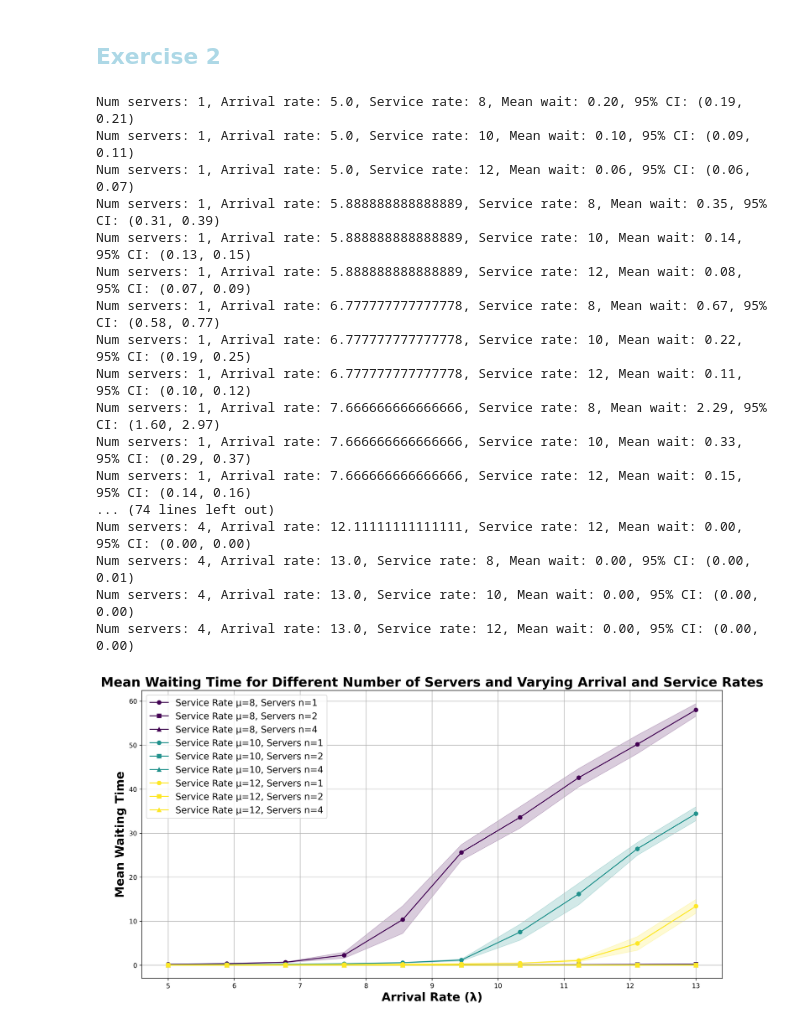
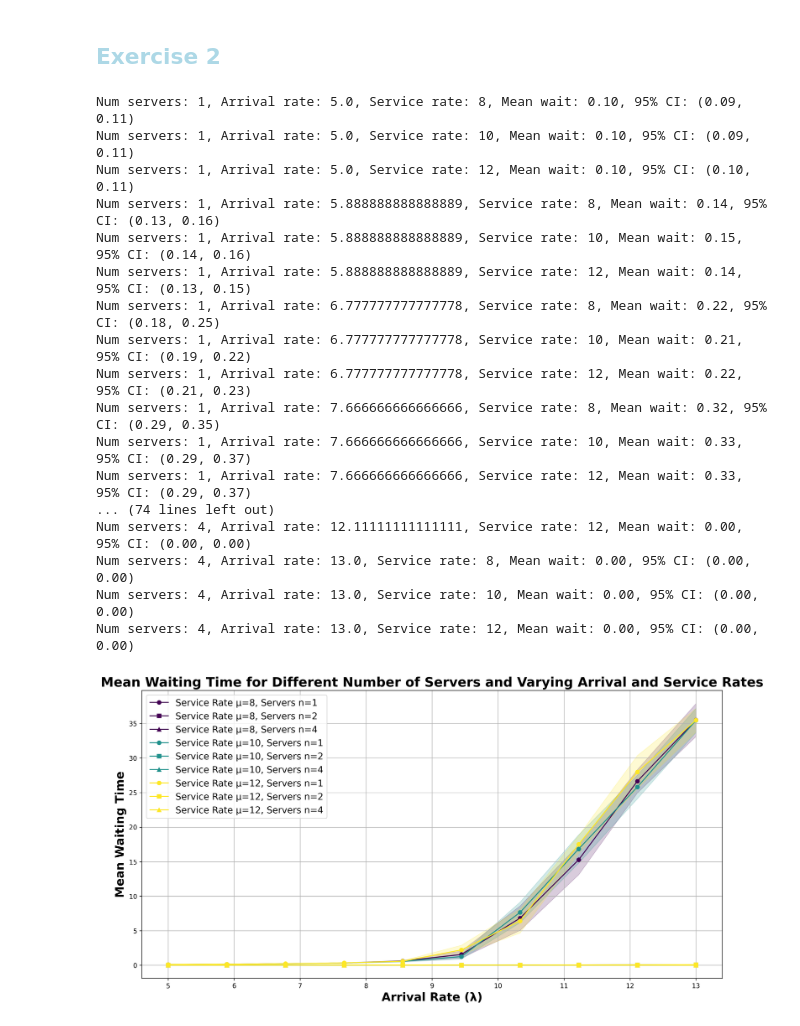
Before and after one commit to BiggusVickus/Stochastic_Simulation, a Jupyter notebook: Assignment 2/DES_assignment2.ipynb, the cells around one changed output. Saved outputs shown, nothing was run; the diff lists cells and outputs as text; code cells hidden in the pictures.

```diff
--- a/Assignment 2/DES_assignment2.ipynb
+++ b/Assignment 2/DES_assignment2.ipynb
@@ -68,16 +68,26 @@ NUM_SERVERS = [1, 2, 4]
 ARRIVAL_RATES = np.linspace(5, 13, 10)  # Different arrival rates to experiment with
 SERVICE_RATES = [8, 10, 12]  # Different service rates to experiment with
 NUM_RUNS = 15
+MU = 10
+RHO_VALUES = np.linspace(0.92, 0.99, 8)
 
 random.seed(RANDOM_SEED)
 
-# Modified service time function to accept dynamic service rates
-def get_service_time(service_rate, service_type):
+def get_service_time(service_type):
     if service_type == "M":
-        return random.expovariate(service_rate)
+        return random.expovariate(MU)
     elif service_type == "D":
-        return 1 / service_rate  # Deterministic service time
-    # Add other types if needed
+        return 1 / MU  # Deterministic service time
+    elif service_type == "H":
+        return hyperexponential_service_time()
+    else:
+        raise ValueError("Invalid service type")
+
+# Function for hyperexponential function (long-tail?)
+def hyperexponential_service_time():
+    distribution_choice = random.choices([1.0, 5.0], weights=[0.75, 0.25])[0]
+    rate = 1.0 / distribution_choice
+    return random.expovariate(rate)
 
 # Customer process
 def customer(env, servers, wait_times_list, service_rate, service_type):
@@ -86,7 +96,7 @@ def customer(env, servers, wait_times_list, service_rate, service_type):
         yield request
         wait_time = env.now - arrival_time
         wait_times_list.append(wait_time)
-        service_time = get_service_time(service_rate, service_type)
+        service_time = get_service_time(service_type)
         yield env.timeout(service_time)
 
 # Source process
@@ -149,43 +159,43 @@ def plot_results(results):
 
     for i, (mu, server_data) in enumerate(plot_data.items()):
         for n_servers, data in server_data.items():
             data.sort()  # Sort the data by arrival rate
             lambdas, mean_waits, ci_lows, ci_upps = zip(*data)
             plt.plot(lambdas, mean_waits, color=colors[i], marker=markers[NUM_SERVERS.index(n_servers)],
                      label=f'Service Rate μ={mu}, Servers n={n_servers}')
 
             # Add diffuse pattern for confidence intervals
             plt.fill_between(lambdas, ci_lows, ci_upps, color=colors[i], alpha=0.2)
 
     plt.xlabel('Arrival Rate (λ)', fontsize=18, fontweight='bold')
     plt.ylabel('Mean Waiting Time', fontsize=18, fontweight='bold')
     plt.title('Mean Waiting Time for Different Number of Servers and Varying Arrival and Service Rates', fontsize=20, fontweight='bold')
     plt.legend(loc='upper left', prop={"size":14})
     plt.grid(True)
     plt.show()
 
 
 # Plotting
 results = main(NUM_SERVERS, ARRIVAL_RATES, SERVICE_RATES, "M")
 
 plot_results(results)
 # %% [output]
-Num servers: 1, Arrival rate: 5.0, Service rate: 8, Mean wait: 0.20, 95% CI: (0.19, 0.21)
+Num servers: 1, Arrival rate: 5.0, Service rate: 8, Mean wait: 0.10, 95% CI: (0.09, 0.11)
 Num servers: 1, Arrival rate: 5.0, Service rate: 10, Mean wait: 0.10, 95% CI: (0.09, 0.11)
-Num servers: 1, Arrival rate: 5.0, Service rate: 12, Mean wait: 0.06, 95% CI: (0.06, 0.07)
-Num servers: 1, Arrival rate: 5.888888888888889, Service rate: 8, Mean wait: 0.35, 95% CI: (0.31, 0.39)
-Num servers: 1, Arrival rate: 5.888888888888889, Service rate: 10, Mean wait: 0.14, 95% CI: (0.13, 0.15)
-Num servers: 1, Arrival rate: 5.888888888888889, Service rate: 12, Mean wait: 0.08, 95% CI: (0.07, 0.09)
-Num servers: 1, Arrival rate: 6.777777777777778, Service rate: 8, Mean wait: 0.67, 95% CI: (0.58, 0.77)
-Num servers: 1, Arrival rate: 6.777777777777778, Service rate: 10, Mean wait: 0.22, 95% CI: (0.19, 0.25)
-Num servers: 1, Arrival rate: 6.777777777777778, Service rate: 12, Mean wait: 0.11, 95% CI: (0.10, 0.12)
-Num servers: 1, Arrival rate: 7.666666666666666, Service rate: 8, Mean wait: 2.29, 95% CI: (1.60, 2.97)
+Num servers: 1, Arrival rate: 5.0, Service rate: 12, Mean wait: 0.10, 95% CI: (0.10, 0.11)
+Num servers: 1, Arrival rate: 5.888888888888889, Service rate: 8, Mean wait: 0.14, 95% CI: (0.13, 0.16)
+Num servers: 1, Arrival rate: 5.888888888888889, Service rate: 10, Mean wait: 0.15, 95% CI: (0.14, 0.16)
+Num servers: 1, Arrival rate: 5.888888888888889, Service rate: 12, Mean wait: 0.14, 95% CI: (0.13, 0.15)
+Num servers: 1, Arrival rate: 6.777777777777778, Service rate: 8, Mean wait: 0.22, 95% CI: (0.18, 0.25)
+Num servers: 1, Arrival rate: 6.777777777777778, Service rate: 10, Mean wait: 0.21, 95% CI: (0.19, 0.22)
+Num servers: 1, Arrival rate: 6.777777777777778, Service rate: 12, Mean wait: 0.22, 95% CI: (0.21, 0.23)
+Num servers: 1, Arrival rate: 7.666666666666666, Service rate: 8, Mean wait: 0.32, 95% CI: (0.29, 0.35)
 Num servers: 1, Arrival rate: 7.666666666666666, Service rate: 10, Mean wait: 0.33, 95% CI: (0.29, 0.37)
-Num servers: 1, Arrival rate: 7.666666666666666, Service rate: 12, Mean wait: 0.15, 95% CI: (0.14, 0.16)
+Num servers: 1, Arrival rate: 7.666666666666666, Service rate: 12, Mean wait: 0.33, 95% CI: (0.29, 0.37)
 ... (74 lines left out)
 Num servers: 4, Arrival rate: 12.11111111111111, Service rate: 12, Mean wait: 0.00, 95% CI: (0.00, 0.00)
-Num servers: 4, Arrival rate: 13.0, Service rate: 8, Mean wait: 0.00, 95% CI: (0.00, 0.01)
+Num servers: 4, Arrival rate: 13.0, Service rate: 8, Mean wait: 0.00, 95% CI: (0.00, 0.00)
 Num servers: 4, Arrival rate: 13.0, Service rate: 10, Mean wait: 0.00, 95% CI: (0.00, 0.00)
 Num servers: 4, Arrival rate: 13.0, Service rate: 12, Mean wait: 0.00, 95% CI: (0.00, 0.00)
-[figure, old version]
+[figure, new version]
 # %%
```
Also changed, not shown: parts of 3 cells of this notebook.
